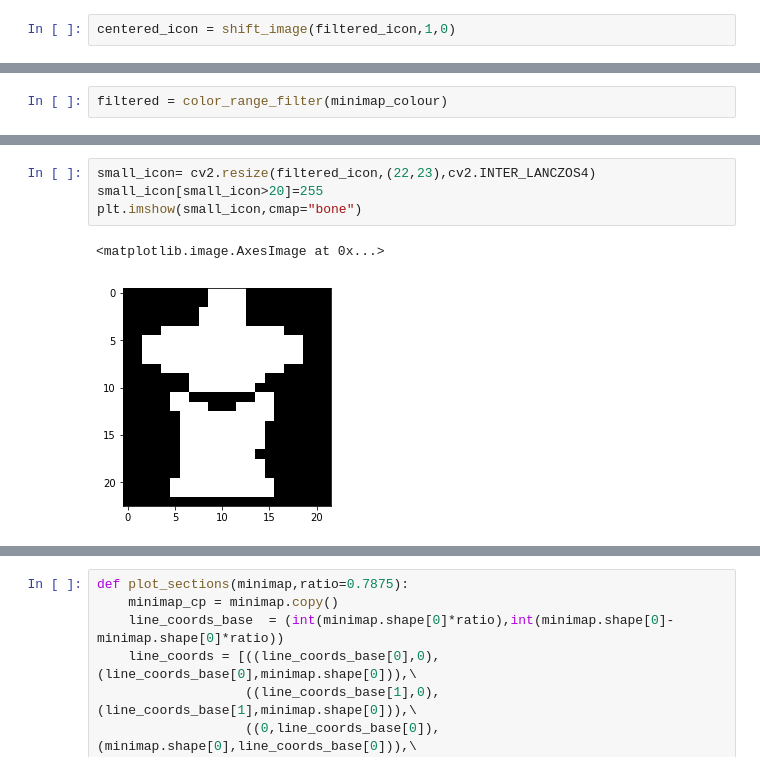
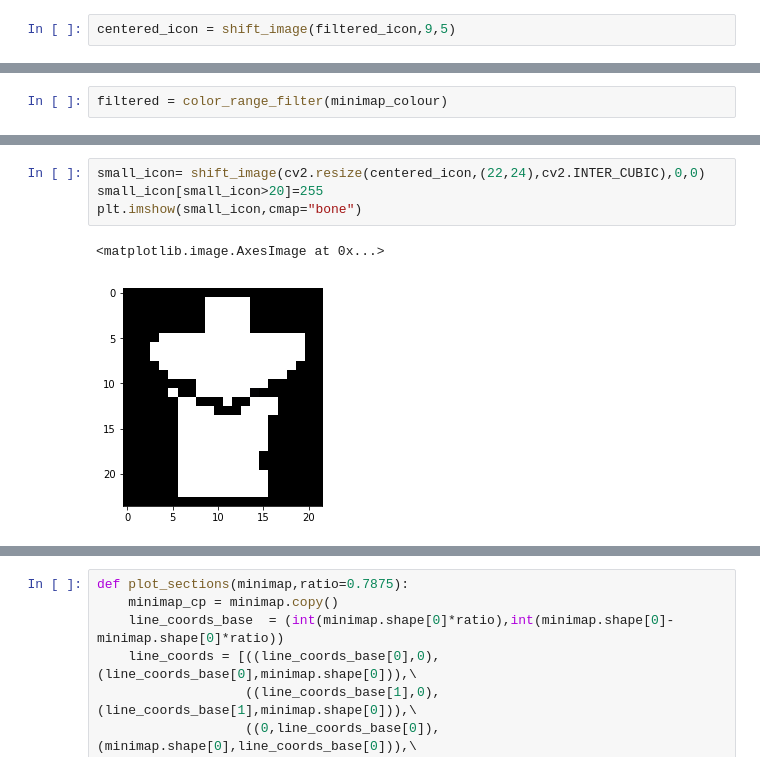
Before and after one commit to Monketo/LOLproject, a Jupyter notebook: Tower_extractor.ipynb, the cells around one changed output, grey strips where cells are left out. Drawn from its saved outputs; the diff is of its cells as text.

```diff
--- a/Tower_extractor.ipynb
+++ b/Tower_extractor.ipynb
@@ -101,7 +108,7 @@ def shift_image(image,x_shift,y_shift):
     image[mom(-y_shift):non(-y_shift), mom(-x_shift):non(-x_shift)]
     return shifted_image
 # %%
-centered_icon = shift_image(filtered_icon,1,0)
+centered_icon = shift_image(filtered_icon,9,5)
 # %%
 plt.imshow(centered_icon)
 # %% [output]
@@ -326,7 +343,7 @@ plt.imshow(minimap_colour,cmap="bone")
 # %%
-small_icon= cv2.resize(filtered_icon,(22,23),cv2.INTER_LANCZOS4)
+small_icon= shift_image(cv2.resize(centered_icon,(22,24),cv2.INTER_CUBIC),0,0)
 small_icon[small_icon>20]=255
 plt.imshow(small_icon,cmap="bone")
 # %% [output]
 <matplotlib.image.AxesImage at 0x...>
-[figure, old version]
+[figure, new version]
```
Also changed, not shown: parts of 39 cells of this notebook, 7 other files.
